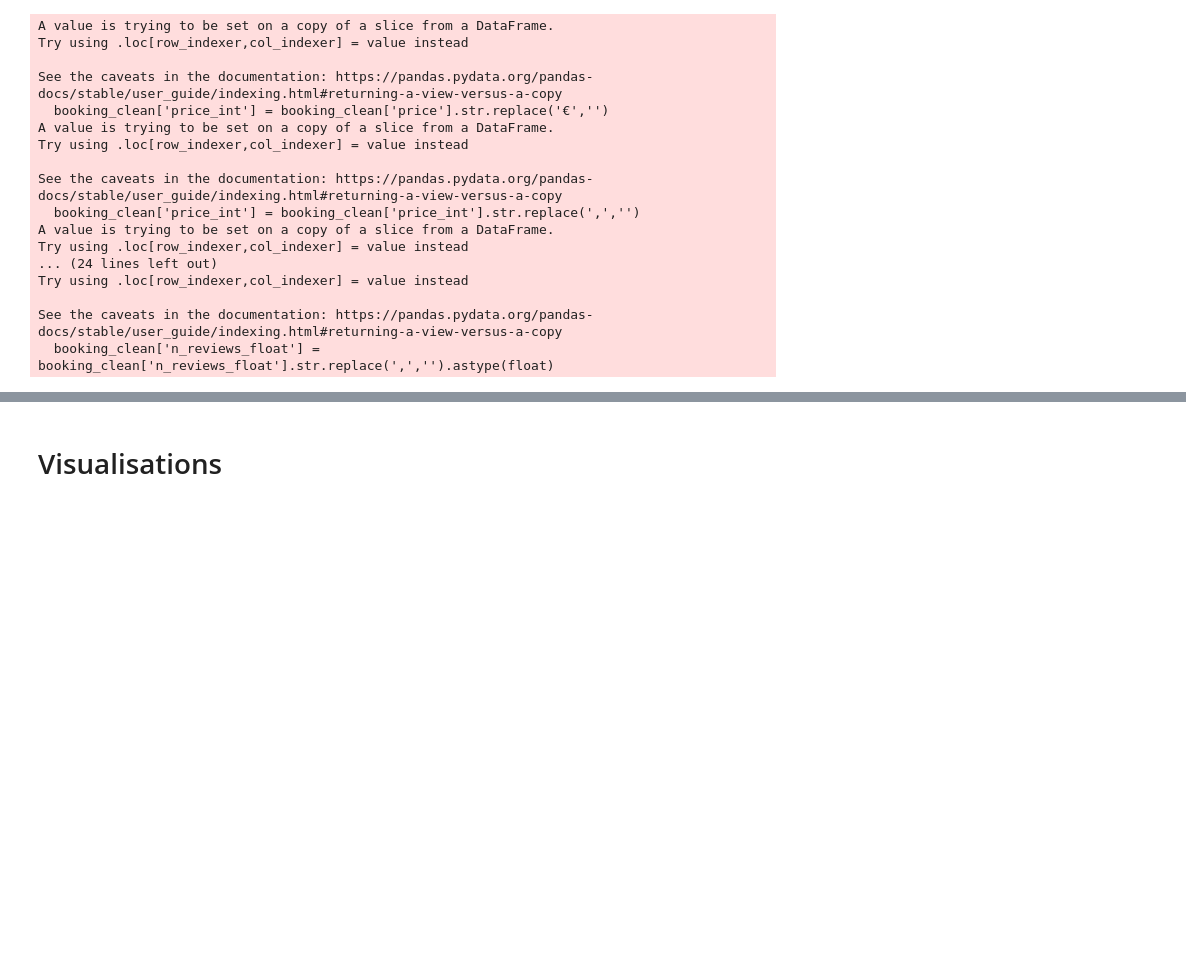
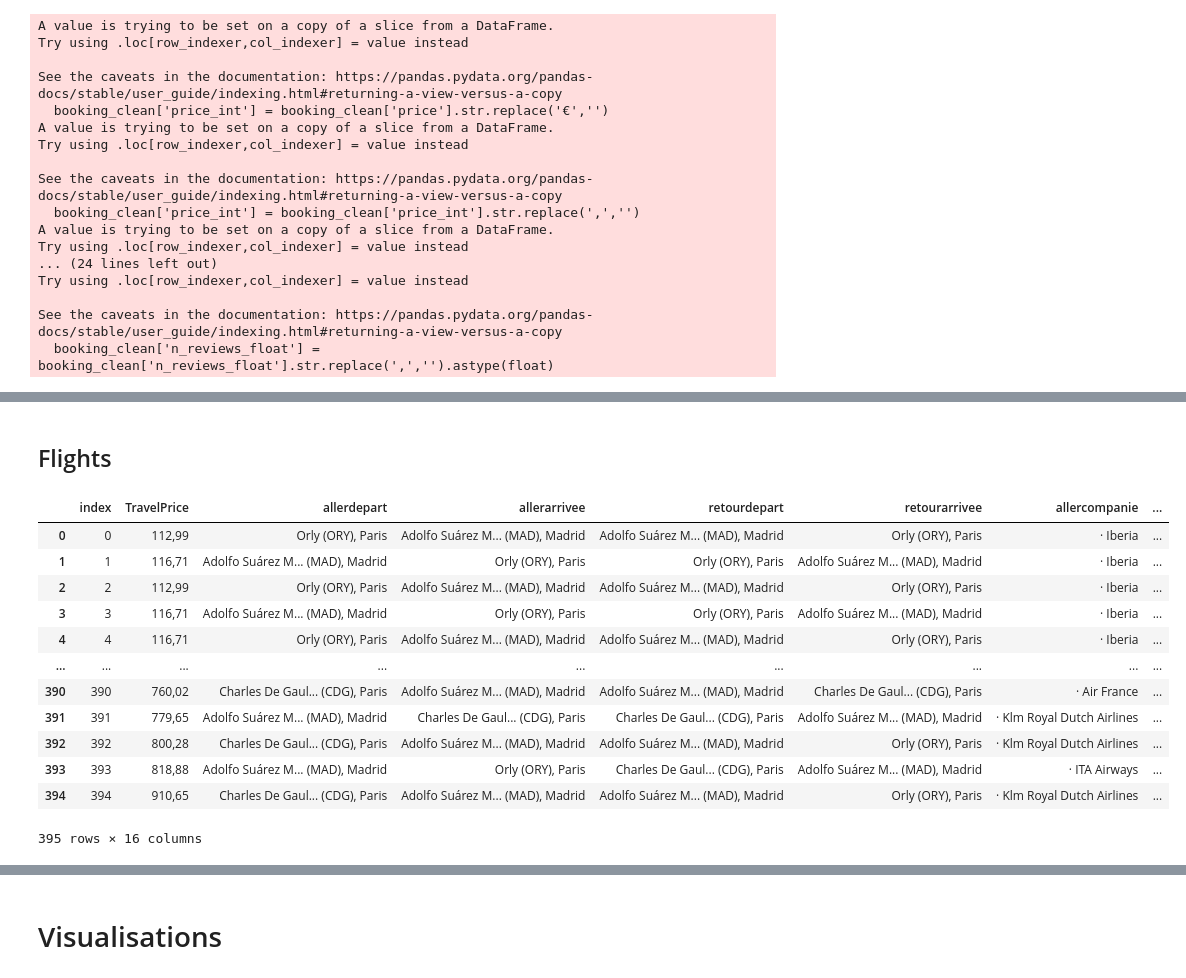
Before and after one commit to Antoine-Cohen/Scraping, a Jupyter notebook: scripts/scraping.ipynb, the cells around one changed output, grey strips where cells are left out. Saved outputs shown, nothing was run; the diff lists cells and outputs as text; code cells hidden in the pictures; blank space fills up the shorter version.

Commit message:
cleaned booking and flights

```diff
--- a/scripts/scraping.ipynb
+++ b/scripts/scraping.ipynb
@@ -74,0 +92,20 @@ booking_clean = pd.concat([booking_clean,appliances_onehot],axis = 1)
+# %% [markdown]
+## Flights
+# %%
+flights = pd.read_csv('../csvs/DataM.csv',sep = ';')
+# %%
+flights
+# %% [output]
+|  | index | TravelPrice | allerdepart | allerarrivee | retourdepart | retourarrivee | allercompanie | ... |
+| 0 | 0 | 112,99 | Orly (ORY), Paris | Adolfo Suárez M... (MAD), Madrid | Adolfo Suárez M... (MAD), Madrid | Orly (ORY), Paris | · Iberia | ... |
+| 1 | 1 | 116,71 | Adolfo Suárez M... (MAD), Madrid | Orly (ORY), Paris | Orly (ORY), Paris | Adolfo Suárez M... (MAD), Madrid | · Iberia | ... |
+| 2 | 2 | 112,99 | Orly (ORY), Paris | Adolfo Suárez M... (MAD), Madrid | Adolfo Suárez M... (MAD), Madrid | Orly (ORY), Paris | · Iberia | ... |
+| 3 | 3 | 116,71 | Adolfo Suárez M... (MAD), Madrid | Orly (ORY), Paris | Orly (ORY), Paris | Adolfo Suárez M... (MAD), Madrid | · Iberia | ... |
+| 4 | 4 | 116,71 | Orly (ORY), Paris | Adolfo Suárez M... (MAD), Madrid | Adolfo Suárez M... (MAD), Madrid | Orly (ORY), Paris | · Iberia | ... |
+| ... | ... | ... | ... | ... | ... | ... | ... | ... |
+| 390 | 390 | 760,02 | Charles De Gaul... (CDG), Paris | Adolfo Suárez M... (MAD), Madrid | Adolfo Suárez M... (MAD), Madrid | Charles De Gaul... (CDG), Paris | · Air France | ... |
+| 391 | 391 | 779,65 | Adolfo Suárez M... (MAD), Madrid | Charles De Gaul... (CDG), Paris | Charles De Gaul... (CDG), Paris | Adolfo Suárez M... (MAD), Madrid | · Klm Royal Dutch Airlines | ... |
+| 392 | 392 | 800,28 | Charles De Gaul... (CDG), Paris | Adolfo Suárez M... (MAD), Madrid | Adolfo Suárez M... (MAD), Madrid | Orly (ORY), Paris | · Klm Royal Dutch Airlines | ... |
+| 393 | 393 | 818,88 | Adolfo Suárez M... (MAD), Madrid | Orly (ORY), Paris | Charles De Gaul... (CDG), Paris | Adolfo Suárez M... (MAD), Madrid | · ITA Airways | ... |
+| 394 | 394 | 910,65 | Charles De Gaul... (CDG), Paris | Adolfo Suárez M... (MAD), Madrid | Adolfo Suárez M... (MAD), Madrid | Orly (ORY), Paris | · Klm Royal Dutch Airlines | ... |
+395 rows × 16 columns
```
Also changed, not shown: parts of 23 cells of this notebook, 2 other files.
